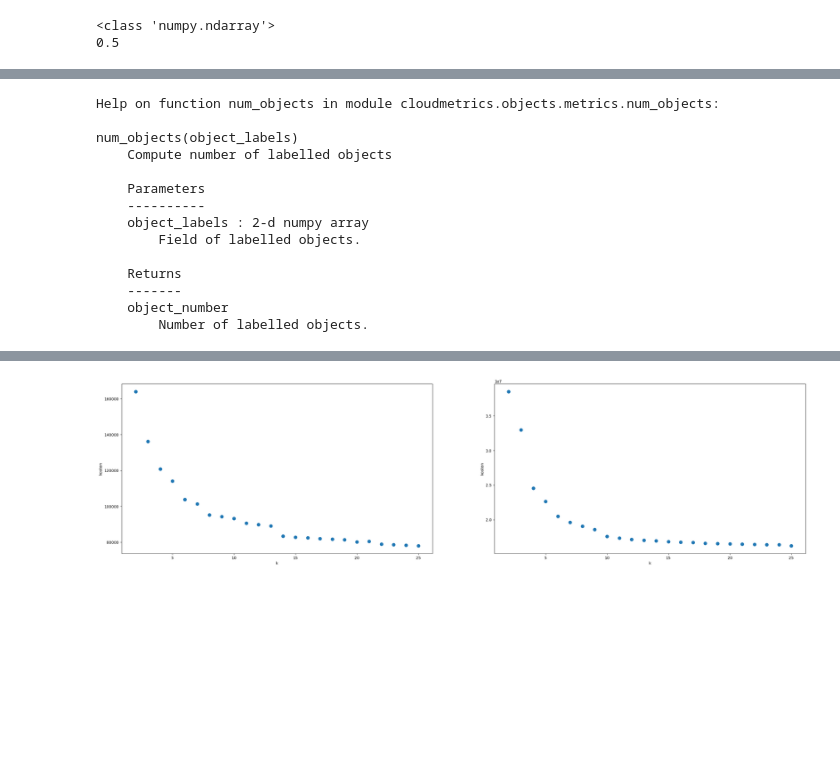
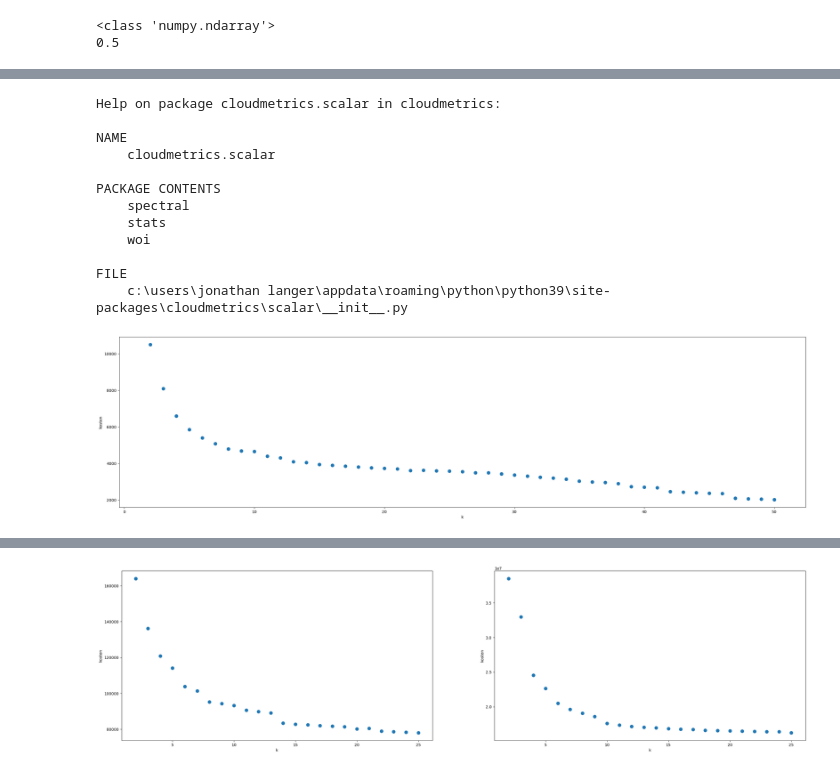
Before and after one commit to jlanger7/GraphDistanzmass, a Jupyter notebook: Cloudmetrics.ipynb, the cells around one changed output, grey strips where cells are left out. Saved outputs shown, nothing was run; the diff lists cells and outputs as text; code cells hidden in the pictures; blank space fills up the shorter version.

```diff
--- a/Cloudmetrics.ipynb
+++ b/Cloudmetrics.ipynb
@@ -25,0 +96,6 @@ print(cloudmetrics.mask.cloud_fraction(mask=arr))
+# %%
+dataArray, firstTimestamp, lastTimestamp = readInTxtFile(r"C:\Users\Jonathan Langer\OneDrive\Bachelorarbeit\Experimentdaten\comparingProcessedData\calculateDistance\20170603._component9_dbz25Interpol_1000.txt")
+
+for i in range(lastTimestamp-firstTimestamp+3):
+    print("eintritt Schleife i: " + str(i))
+    print(cloudmetrics.mask.objects.num_objects(dataArray[firstTimestamp+i],periodic_domain=True))
@@ -26,17 +120,16 @@ print(cloudmetrics.mask.cloud_fraction(mask=arr))
 # %%
-help(cloudmetrics.objects.metrics.num_objects)
+#help(cloudmetrics.mask.objects)
+help(cloudmetrics.scalar)
 # %% [output]
-Help on function num_objects in module cloudmetrics.objects.metrics.num_objects:
+Help on package cloudmetrics.scalar in cloudmetrics:
 
-num_objects(object_labels)
-    Compute number of labelled objects
+NAME
+    cloudmetrics.scalar
 
-    Parameters
-    ----------
-    object_labels : 2-d numpy array
-        Field of labelled objects.
+PACKAGE CONTENTS
+    spectral
+    stats
+    woi
 
-    Returns
-    -------
-    object_number
-        Number of labelled objects.
+FILE
+    c:\users\jonathan langer\appdata\roaming\python\python39\site-packages\cloudmetrics\scalar\__init__.py
@@ -84,0 +136,30 @@ while i < maxI2:
+# %%
+def plotOne(path):
+    dataFromTxt = np.loadtxt(path, dtype=int)
+    i = 0
+    maxI = dataFromTxt.size
+    dataArray = np.full((maxI), 0)
+    while i < maxI:
+        dataArray[i] = dataFromTxt[i]
+        i += 1
+
+    fig, ax = plt.subplots(nrows = 1, ncols = 1, figsize= (32,8))
+    X = []
+    Y = []
+    for x in range(dataArray.size):
+        X.append(x+2)
+        Y.append(dataArray[x])
+    df = pd.DataFrame({'X': X,'Y': Y})
+    # use the seaborn hue statement to differentiate the different species
+    sns.scatterplot(ax=ax, x="X", y="Y", data = df,s=100)
+    #plt.ylim(0, 1501)
+    #plt.xlim(0, 1501)
+    ax.set_xlabel("k")
+    ax.set_ylabel("kosten")
+    #ax[clusterNr].legend(fontsize=12)
+
+    plt.show()
+# %%
+plotOne(r"C:\Users\Jonathan Langer\OneDrive\Bachelorarbeit\Experimentdaten\WerteKostenfunktion_Cluster_Attribut0_frechet_2023-06-20_08-46-58.txt")
+# %% [output]
+[figure, added]
```
Also changed, not shown: parts of 9 cells of this notebook, 4 other files.
